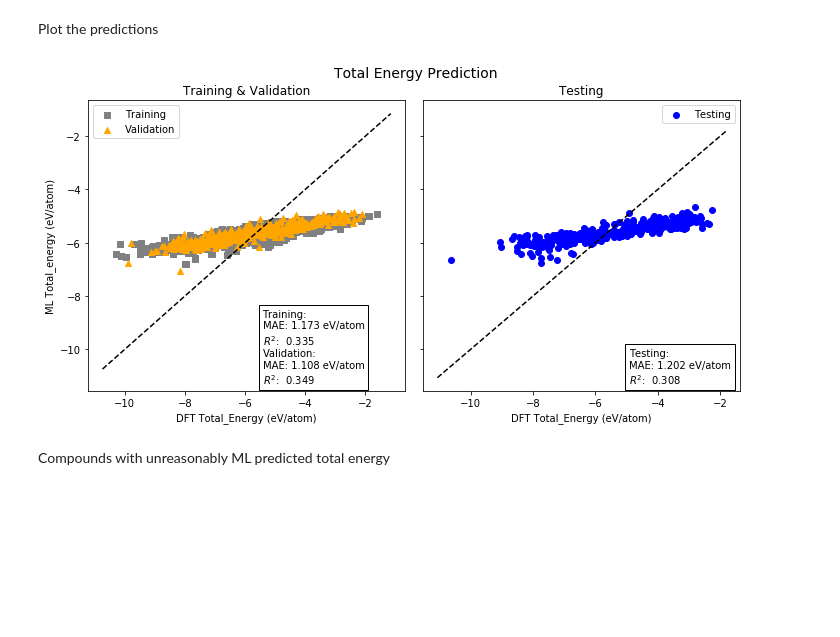
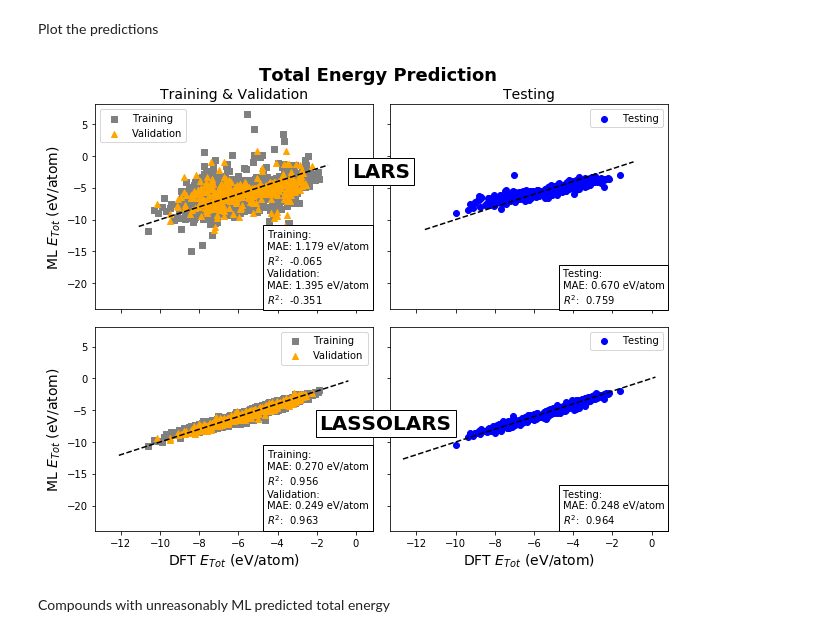
Before and after one commit to globus-labs/materials-ml-benchmarking, a Jupyter notebook: deml/Deml_02_prediction.ipynb, the cells around one changed output. Drawn from its saved outputs; the diff is of its cells as text; code cells hidden in the pictures; blank space fills up the shorter version.

```diff
--- a/deml/Deml_02_prediction.ipynb
+++ b/deml/Deml_02_prediction.ipynb
@@ -131,0 +135,4 @@ fig.subplots_adjust(hspace=0.01)
+# %%
+score_train = {"r2_score": [], "mean_absolute_error": [], "mean_squared_error": []}
+score_val = {"r2_score": [], "mean_absolute_error": [], "mean_squared_error": []}
+score_test = {"r2_score": [], "mean_absolute_error": [], "mean_squared_error": []}
@@ -139,8 +191,9 @@ Prediction is way better using `energy_per_atom` instead of `energy`.
 import warnings
 with warnings.catch_warnings():
     warnings.simplefilter("ignore")
-    selector = Lars(n_nonzero_coefs=3)
-#     selector = LassoLars(alpha=0.00000001)
-    selector = selector.fit(x_train, y_train)
+    selector_lars = Lars(n_nonzero_coefs=8)
+    selector_lassolars = LassoLars(alpha=1E-3)
+    selector_lars = selector_lars.fit(x_train, y_train)
+    selector_lassolars = selector_lassolars.fit(x_train, y_train)
     for i in selector.active_:
         print (data.columns[i])
@@ -152,54 +201,79 @@ std_dev melting_point
 import warnings
 with warnings.catch_warnings():
     warnings.simplefilter("ignore")
-    cv_train = cross_val_predict(selector, x_train, y_train, cv=kfold)
-    cv_val = cross_val_predict(selector, x_val, y_val, cv=kfold)
-    cv_test = cross_val_predict(selector, x_test, y_test, cv=kfold)
+    cv_train_lars = cross_val_predict(selector_lars, x_train, y_train, cv=kfold)
+    cv_val_lars = cross_val_predict(selector_lars, x_val, y_val, cv=kfold)
+    cv_test_lars = cross_val_predict(selector_lars, x_test, y_test, cv=kfold)
+    cv_train_lassolars = cross_val_predict(selector_lassolars, x_train, y_train, cv=kfold)
+    cv_val_lassolars = cross_val_predict(selector_lassolars, x_val, y_val, cv=kfold)
+    cv_test_lassolars = cross_val_predict(selector_lassolars, x_test, y_test, cv=kfold)
 # %% [markdown]
 Plot the predictions
 # %%
-fig, (ax1, ax2) = plt.subplots(nrows=1, ncols=2, sharey=True)
+fig, ([ax1, ax2], [ax3, ax4]) = plt.subplots(nrows=2, ncols=2, sharex=True, sharey=True)
 
-fig.suptitle('Total Energy Prediction', fontsize=14, x=0.53, y=1.02)
+fig.suptitle('Total Energy Prediction', fontsize=18, x=0.53, y=1.02, weight='bold')
 
+# LARS model
 # Training and Validation plot
-mae_train = metrics.mean_absolute_error(y_train, cv_train)
-r2_train = metrics.r2_score(y_train, cv_train)
-mae_val = metrics.mean_absolute_error(y_val, cv_val)
-r2_val = metrics.r2_score(y_val, cv_val)
-ax1.text(0.55, 0.026, 'Training:\nMAE: {:.3f} eV/atom\n$R^2$:  {:.3f}\nValidation:\nMAE: {:.3f} eV/atom\n$R^2$:  {:.3f}'.format(mae_train, r2_train, mae_val, r2_val),
+mae_train = metrics.mean_absolute_error(y_train, cv_train_lars)
+r2_train = metrics.r2_score(y_train, cv_train_lars)
+mae_val = metrics.mean_absolute_error(y_val, cv_val_lars)
+r2_val = metrics.r2_score(y_val, cv_val_lars)
+ax1.text(0.62, 0.026, 'Training:\nMAE: {:.3f} eV/atom\n$R^2$:  {:.3f}\nValidation:\nMAE: {:.3f} eV/atom\n$R^2$:  {:.3f}'.format(mae_train, r2_train, mae_val, r2_val),
         transform=ax1.transAxes,
        bbox={'facecolor': 'w', 'edgecolor': 'k'})
-
-ax1.scatter(y_train, cv_train, c='grey', marker='s', label='Training')
-ax1.scatter(y_val, cv_val, c='orange', marker='^', label='Validation')
+ax1.scatter(y_train, cv_train_lars, c='grey', marker='s', label='Training')
+ax1.scatter(y_val, cv_val_lars, c='orange', marker='^', label='Validation')
 ax1.plot(ax1.get_xlim(), ax1.get_xlim(), 'k--')
-
 ax1.legend()
-
-ax1.set_title('Training & Validation')
-ax1.set_xlabel('DFT Total_Energy (eV/atom)')
-ax1.set_ylabel('ML Total_energy (eV/atom)')
+ax1.set_title('Training & Validation', fontsize=14)
+ax1.set_ylabel('ML $E_{Tot}$ (eV/atom)', fontsize=14)
 
 # Testing plot
-mae_test = metrics.mean_absolute_error(y_test, cv_test)
-r2_test = metrics.r2_score(y_test, cv_test)
-ax2.text(0.65, 0.026, 'Testing:\nMAE: {:.3f} eV/atom\n$R^2$:  {:.3f}'.format(mae_test, r2_test),
+mae_test = metrics.mean_absolute_error(y_test, cv_test_lars)
+r2_test = metrics.r2_score(y_test, cv_test_lars)
+ax2.text(0.62, 0.026, 'Testing:\nMAE: {:.3f} eV/atom\n$R^2$:  {:.3f}'.format(mae_test, r2_test),
         transform=ax2.transAxes,
        bbox={'facecolor': 'w', 'edgecolor': 'k'})
-ax2.scatter(y_test, cv_test, c='b', marker='o', label='Testing')
+ax2.scatter(y_test, cv_test_lars, c='b', marker='o', label='Testing')
 ax2.plot(ax2.get_xlim(), ax2.get_xlim(), 'k--')
+ax2.legend()
+ax2.set_title('Testing', fontsize=14)
 
-ax2.legend()
+# LassoLars model
+# Training and Validation plot
+mae_train = metrics.mean_absolute_error(y_train, cv_train_lassolars)
+r2_train = metrics.r2_score(y_train, cv_train_lassolars)
+mae_val = metrics.mean_absolute_error(y_val, cv_val_lassolars)
+r2_val = metrics.r2_score(y_val, cv_val_lassolars)
+ax3.scatter(y_train, cv_train_lassolars, c='grey', marker='s', label='Training')
+ax3.scatter(y_val, cv_val_lassolars, c='orange', marker='^', label='Validation')
+ax3.plot(ax3.get_xlim(), ax3.get_xlim(), 'k--')
+ax3.text(0.62, -1.05, 'Training:\nMAE: {:.3f} eV/atom\n$R^2$:  {:.3f}\nValidation:\nMAE: {:.3f} eV/atom\n$R^2$:  {:.3f}'.format(mae_train, r2_train, mae_val, r2_val),
+        transform=ax1.transAxes,
+       bbox={'facecolor': 'w', 'edgecolor': 'k'})
+ax3.legend()
+ax3.set_xlabel('DFT $E_{Tot}$ (eV/atom)', fontsize=14)
+ax3.set_ylabel('ML $E_{Tot}$ (eV/atom)', fontsize=14)
 
-ax2.set_title('Testing')
-ax2.set_xlabel('DFT Total_Energy (eV/atom)')
-
-fig.set_size_inches(10, 5)
+# Testing plot
+mae_test = metrics.mean_absolute_error(y_test, cv_test_lassolars)
+r2_test = metrics.r2_score(y_test, cv_test_lassolars)
+ax4.scatter(y_test, cv_test_lassolars, c='b', marker='o', label='Testing')
+ax4.plot(ax4.get_xlim(), ax4.get_xlim(), 'k--')
+ax4.legend()
+ax4.set_xlabel('DFT $E_{Tot}$ (eV/atom)', fontsize=14)
+ax4.text(0.62, -1.05, 'Testing:\nMAE: {:.3f} eV/atom\n$R^2$:  {:.3f}'.format(mae_test, r2_test),
+        transform=ax2.transAxes,
+       bbox={'facecolor': 'w', 'edgecolor': 'k'})
+fig.text(0.49, 0.8, "LARS", fontsize=20, weight="bold", bbox={'facecolor': 'w'})
+fig.text(0.44, 0.3, "LASSOLARS", fontsize=20, weight="bold", bbox={'facecolor': 'w'})
+fig.set_size_inches(9, 7)
 fig.subplots_adjust(hspace=0)
 fig.tight_layout()
 # %% [output]
-[figure, old version]
+[figure, new version]
 # %% [markdown]
 Compounds with unreasonably ML predicted total energy
 # %%
```
Also changed, not shown: parts of 41 cells of this notebook, 2 other files.
